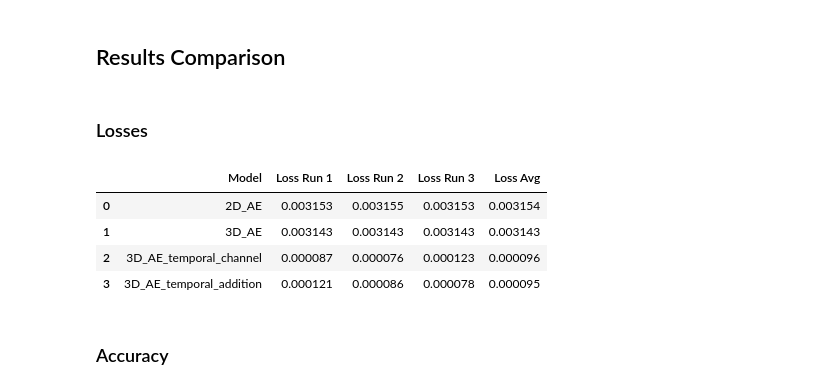
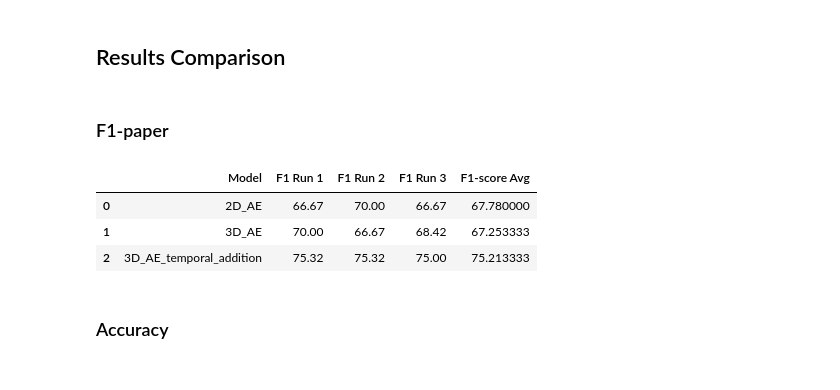
Before and after one commit to bhumikasadbhave/Master-Thesis-SITS, a Jupyter notebook: Modeling/temporal_ae_executions.ipynb, the cells around one changed output. Saved outputs shown, nothing was run; the diff lists cells and outputs as text; code cells hidden in the pictures.

```diff
--- a/Modeling/temporal_ae_executions.ipynb
+++ b/Modeling/temporal_ae_executions.ipynb
@@ -719,18 +719,17 @@ Model  3D_AE_temporal_addition  trained
 # %% [markdown]
 ## Results Comparison
 # %%
-model_names = ['2D_AE','3D_AE', "3D_AE_temporal_channel", "3D_AE_temporal_addition"]
-df_loss, df_accuracy, df_recall = compile_results_table_with_metrics(model_names, output_dir=config.results_json_path)
+model_names = ['2D_AE','3D_AE', "3D_AE_temporal_addition"]
+df_loss, df_accuracy, df_recall, df_f1 = compile_results_table_with_metrics(model_names, output_dir=config.results_json_path)
-# %% [markdown]
-### Losses
-# %%
-df_loss
-# %% [output]
-|  | Model | Loss Run 1 | Loss Run 2 | Loss Run 3 | Loss Avg |
-| 0 | 2D_AE | 0.003153 | 0.003155 | 0.003153 | 0.003154 |
-| 1 | 3D_AE | 0.003143 | 0.003143 | 0.003143 | 0.003143 |
-| 2 | 3D_AE_temporal_channel | 0.000087 | 0.000076 | 0.000123 | 0.000096 |
-| 3 | 3D_AE_temporal_addition | 0.000121 | 0.000086 | 0.000078 | 0.000095 |
+# %% [markdown]
+### F1-paper
+# %%
+df_f1
+# %% [output]
+|  | Model | F1 Run 1 | F1 Run 2 | F1 Run 3 | F1-score Avg |
+| 0 | 2D_AE | 66.67 | 70.00 | 66.67 | 67.780000 |
+| 1 | 3D_AE | 70.00 | 66.67 | 68.42 | 67.253333 |
+| 2 | 3D_AE_temporal_addition | 75.32 | 75.32 | 75.00 | 75.213333 |
 # %% [markdown]
 ### Accuracy
 # %%
```
Also changed, not shown: parts of 2 cells of this notebook.
